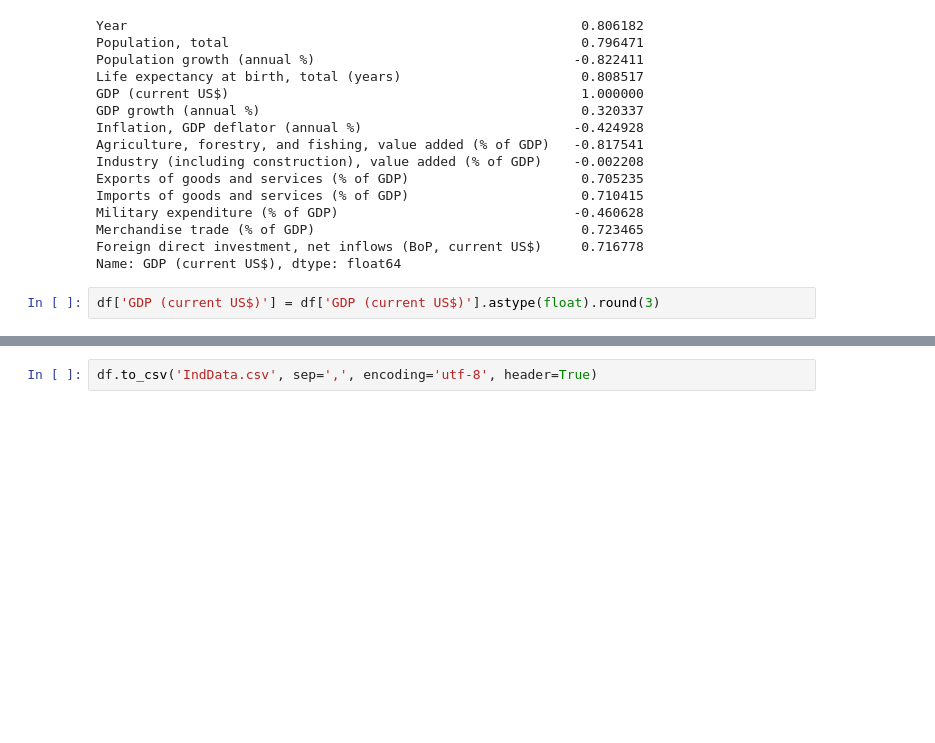
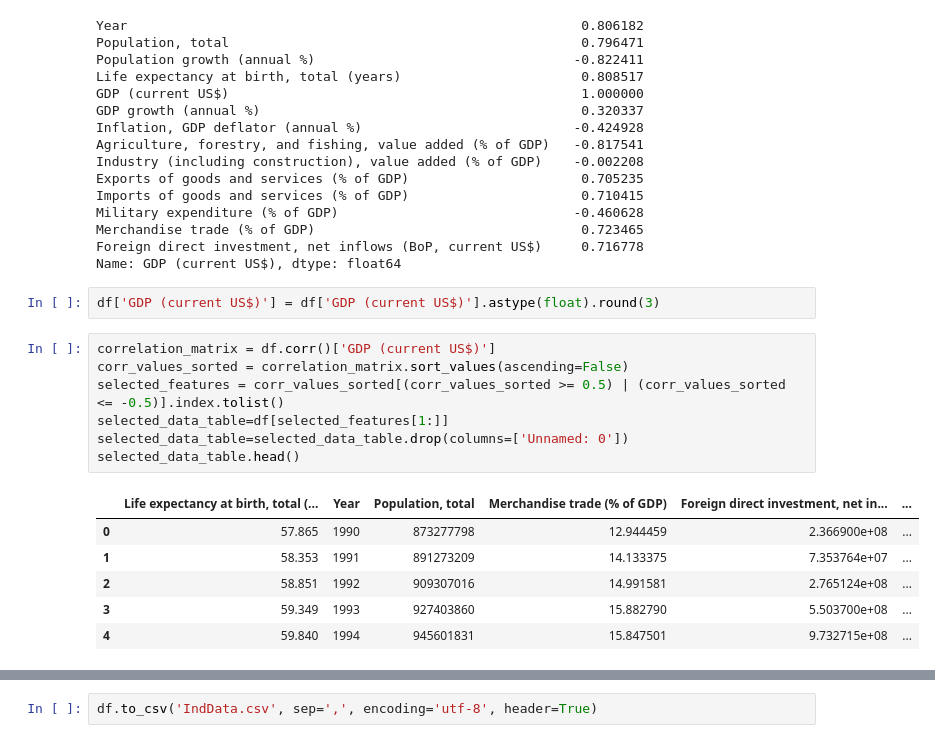
Before and after one commit to vilasrhegde/GDP-Analysis-and-Prediction, a Jupyter notebook: India/ind_economy.ipynb, the cells around one changed output, grey strips where cells are left out. Saved outputs shown, nothing was run; the diff lists cells and outputs as text; blank space fills up the shorter version.

```diff
--- a/India/ind_economy.ipynb
+++ b/India/ind_economy.ipynb
@@ -50,3 +55,17 @@ Foreign direct investment, net inflows (BoP, current US$)     0.716778
 Name: GDP (current US$), dtype: float64
 # %%
 df['GDP (current US$)'] = df['GDP (current US$)'].astype(float).round(3)
+# %%
+correlation_matrix = df.corr()['GDP (current US$)']
+corr_values_sorted = correlation_matrix.sort_values(ascending=False)
+selected_features = corr_values_sorted[(corr_values_sorted >= 0.5) | (corr_values_sorted <= -0.5)].index.tolist()
+selected_data_table=df[selected_features[1:]]
+selected_data_table=selected_data_table.drop(columns=['Unnamed: 0'])
+selected_data_table.head()
+# %% [output]
+|  | Life expectancy at birth, total (... | Year | Population, total | Merchandise trade (% of GDP) | Foreign direct investment, net in... | ... |
+| 0 | 57.865 | 1990 | 873277798 | 12.944459 | 2.366900e+08 | ... |
+| 1 | 58.353 | 1991 | 891273209 | 14.133375 | 7.353764e+07 | ... |
+| 2 | 58.851 | 1992 | 909307016 | 14.991581 | 2.765124e+08 | ... |
+| 3 | 59.349 | 1993 | 927403860 | 15.882790 | 5.503700e+08 | ... |
+| 4 | 59.840 | 1994 | 945601831 | 15.847501 | 9.732715e+08 | ... |
```
Also changed, not shown: parts of 6 cells of this notebook, 1 other file.
